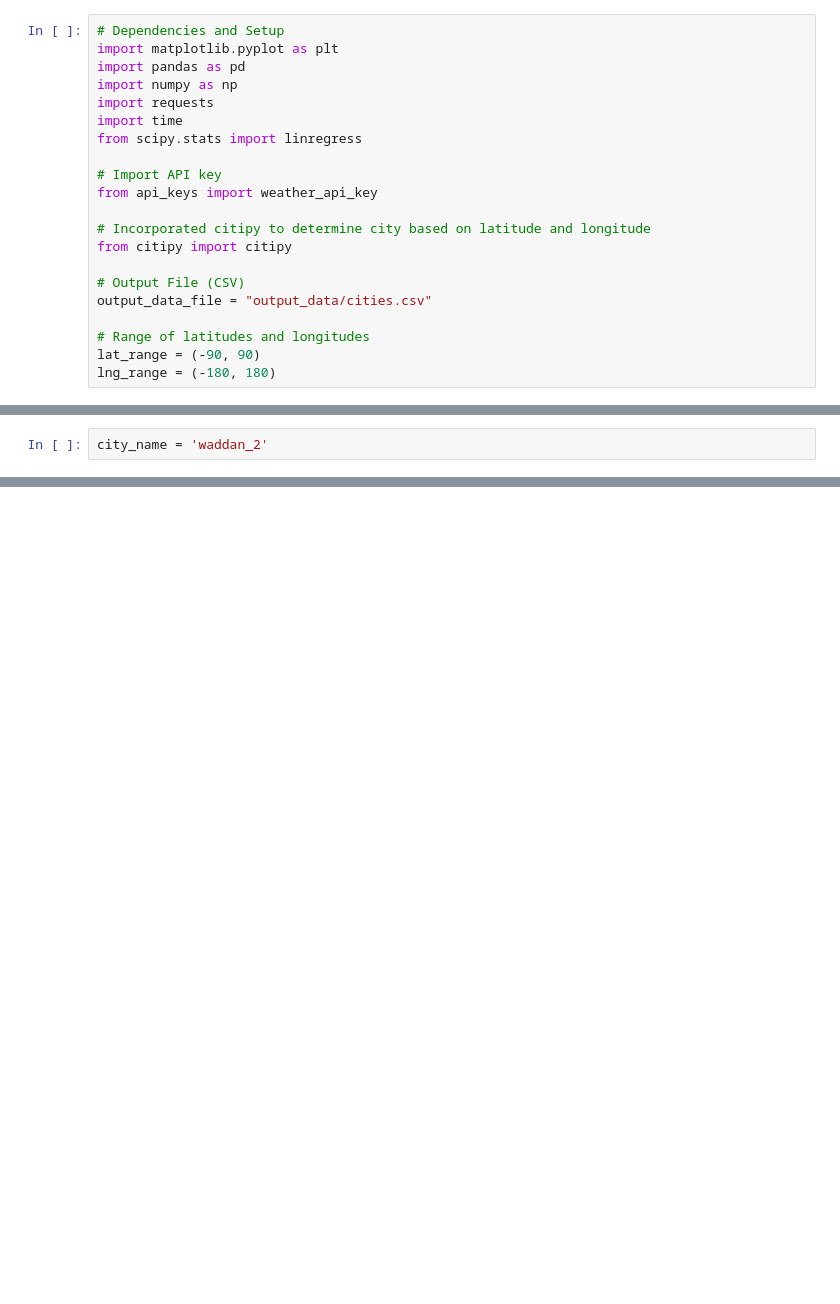
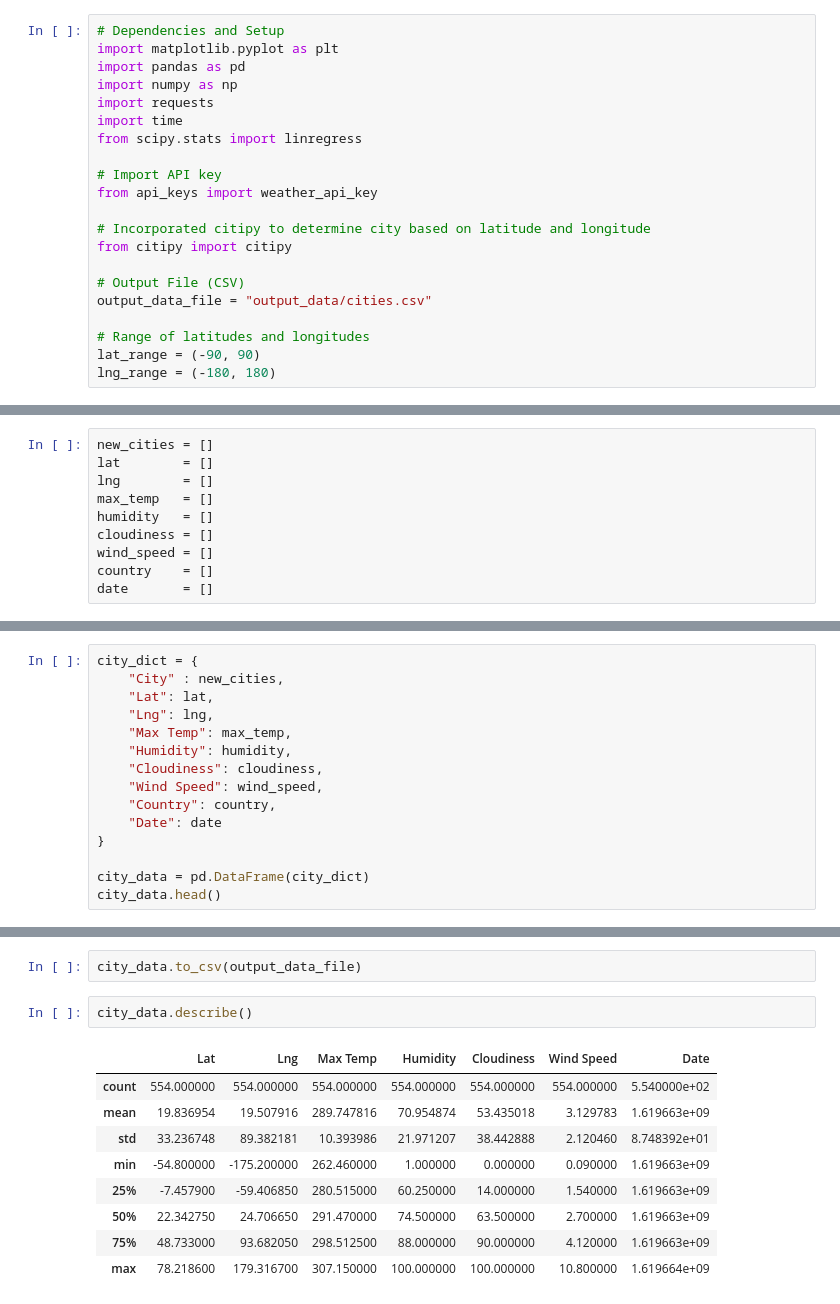
Before and after one commit to leoipn/python-api-challenge, a Jupyter notebook: starter_code/WeatherPy/WeatherPy.ipynb, the cells around one changed output, grey strips where cells are left out. Saved outputs shown, nothing was run; the diff lists cells and outputs as text; blank space fills up the shorter version.

Commit message:
PythonAPI - First Output file generated

```diff
--- a/starter_code/WeatherPy/WeatherPy.ipynb
+++ b/starter_code/WeatherPy/WeatherPy.ipynb
@@ -44,2 +43,0 @@ len(cities)
-# %%
-city_name = 'waddan_2'
@@ -72,0 +44,10 @@ Data Retrieval Complete
+# %%
+new_cities = []
+lat        = []
+lng        = []
+max_temp   = []
+humidity   = []
+cloudiness = []
+wind_speed = []
+country    = []
+date       = []
@@ -72,0 +102,15 @@ Data Retrieval Complete
+# %%
+city_dict = {
+    "City" : new_cities,
+    "Lat": lat,
+    "Lng": lng,
+    "Max Temp": max_temp,
+    "Humidity": humidity,
+    "Cloudiness": cloudiness,
+    "Wind Speed": wind_speed,
+    "Country": country,
+    "Date": date
+}
+
+city_data = pd.DataFrame(city_dict)
+city_data.head()
@@ -72,0 +124,14 @@ Data Retrieval Complete
+# %%
+city_data.to_csv(output_data_file)
+# %%
+city_data.describe()
+# %% [output]
+|  | Lat | Lng | Max Temp | Humidity | Cloudiness | Wind Speed | Date |
+| count | 554.000000 | 554.000000 | 554.000000 | 554.000000 | 554.000000 | 554.000000 | 5.540000e+02 |
+| mean | 19.836954 | 19.507916 | 289.747816 | 70.954874 | 53.435018 | 3.129783 | 1.619663e+09 |
+| std | 33.236748 | 89.382181 | 10.393986 | 21.971207 | 38.442888 | 2.120460 | 8.748392e+01 |
+| min | -54.800000 | -175.200000 | 262.460000 | 1.000000 | 0.000000 | 0.090000 | 1.619663e+09 |
+| 25% | -7.457900 | -59.406850 | 280.515000 | 60.250000 | 14.000000 | 1.540000 | 1.619663e+09 |
+| 50% | 22.342750 | 24.706650 | 291.470000 | 74.500000 | 63.500000 | 2.700000 | 1.619663e+09 |
+| 75% | 48.733000 | 93.682050 | 298.512500 | 88.000000 | 90.000000 | 4.120000 | 1.619663e+09 |
+| max | 78.218600 | 179.316700 | 307.150000 | 100.000000 | 100.000000 | 10.800000 | 1.619664e+09 |
```
Also changed, not shown: parts of 9 cells of this notebook, 1 other file.
